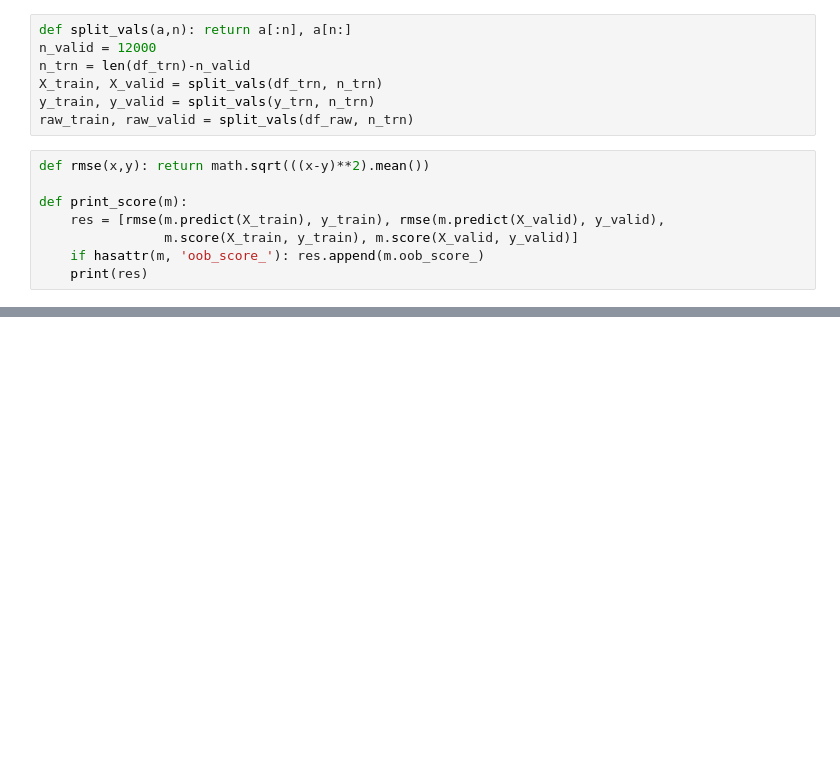
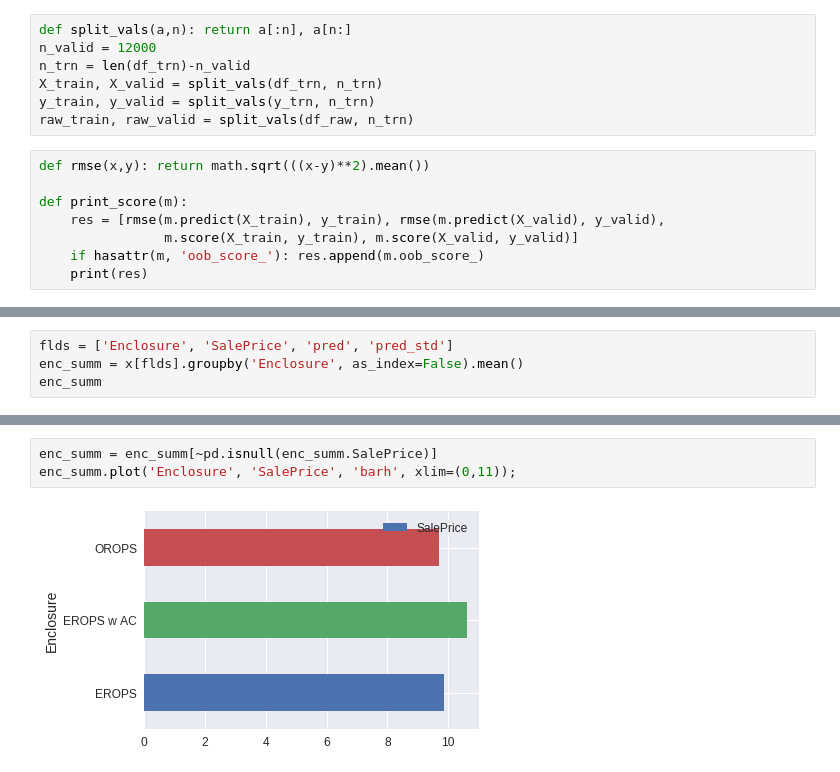
Before and after one commit to ssttv/ml-resources, a Jupyter notebook: fastai_rf_interpretation.ipynb, the cells around one changed output, grey strips where cells are left out. Saved outputs shown, nothing was run; the diff lists cells and outputs as text; blank space fills up the shorter version.

```diff
--- a/fastai_rf_interpretation.ipynb
+++ b/fastai_rf_interpretation.ipynb
@@ -136,0 +168,4 @@ def print_score(m):
+# %%
+flds = ['Enclosure', 'SalePrice', 'pred', 'pred_std']
+enc_summ = x[flds].groupby('Enclosure', as_index=False).mean()
+enc_summ
@@ -136,0 +180,5 @@ def print_score(m):
+# %%
+enc_summ = enc_summ[~pd.isnull(enc_summ.SalePrice)]
+enc_summ.plot('Enclosure', 'SalePrice', 'barh', xlim=(0,11));
+# %% [output]
+[figure, added]
```
Also changed, not shown: parts of 10 cells of this notebook.
